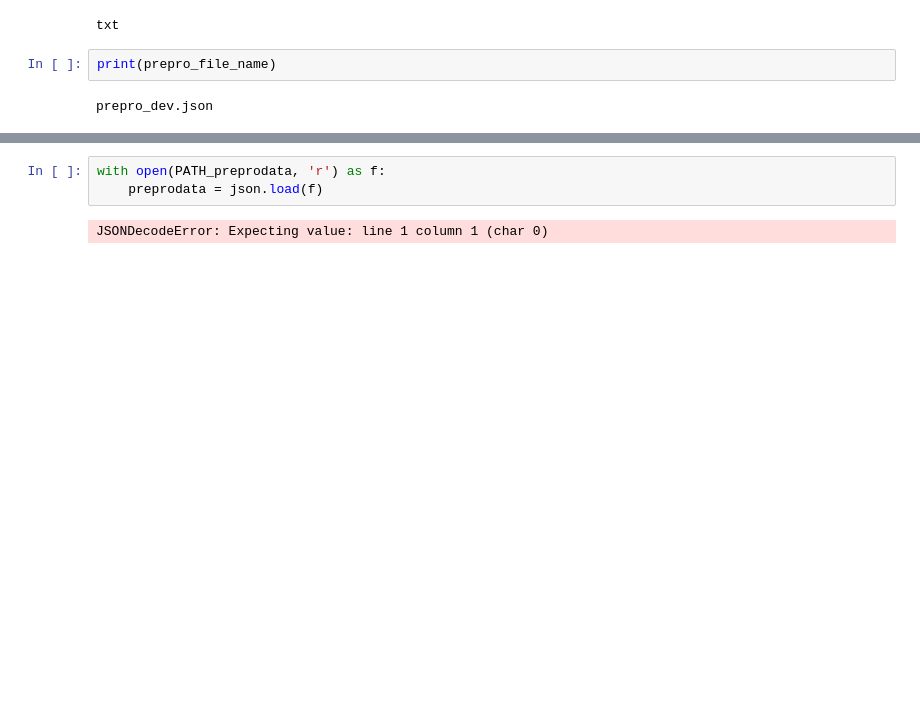
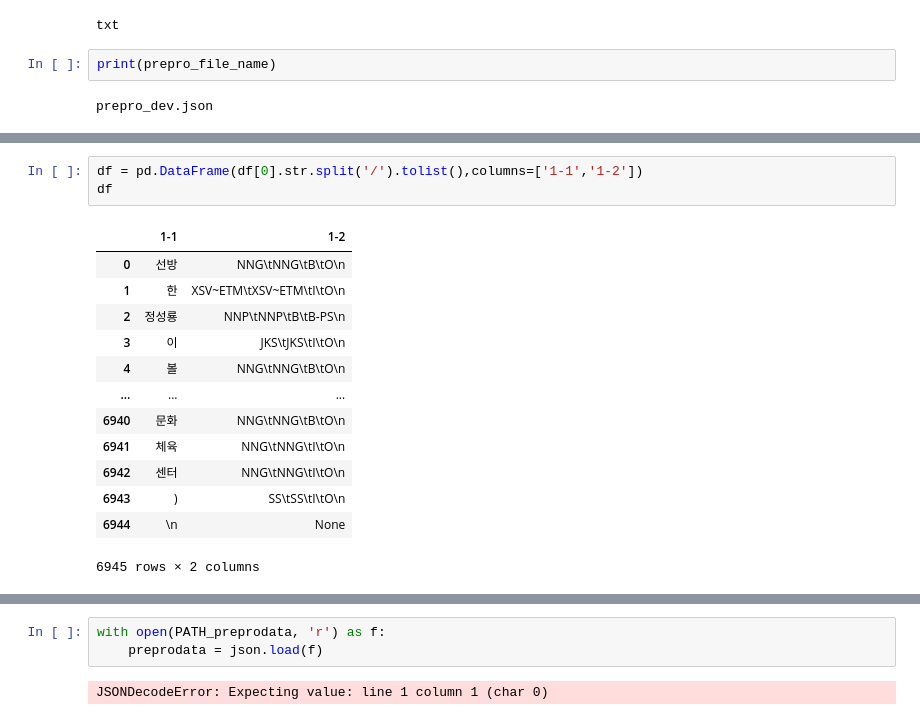
Before and after one commit to YHWOO13/JBNU-2022-SPRING, a Jupyter notebook: English world class tagging & Korean_Named Entity Recognition/Korean_Named Entity Recognition/Data.ipynb, the cells around one changed output, grey strips where cells are left out. Cells and saved outputs as stored; diff of their text form; blank space fills up the shorter version.

```diff
--- a/English world class tagging & Korean_Named Entity Recognition/Korean_Named Entity Recognition/Data.ipynb
+++ b/English world class tagging & Korean_Named Entity Recognition/Korean_Named Entity Recognition/Data.ipynb
@@ -58,0 +67,17 @@ print(rawdata3[0])
+# %%
+df = pd.DataFrame(df[0].str.split('/').tolist(),columns=['1-1','1-2'])
+df
+# %% [output]
+|  | 1-1 | 1-2 |
+| 0 | 선방 | NNG\tNNG\tB\tO\n |
+| 1 | 한 | XSV~ETM\tXSV~ETM\tI\tO\n |
+| 2 | 정성룡 | NNP\tNNP\tB\tB-PS\n |
+| 3 | 이 | JKS\tJKS\tI\tO\n |
+| 4 | 볼 | NNG\tNNG\tB\tO\n |
+| ... | ... | ... |
+| 6940 | 문화 | NNG\tNNG\tB\tO\n |
+| 6941 | 체육 | NNG\tNNG\tI\tO\n |
+| 6942 | 센터 | NNG\tNNG\tI\tO\n |
+| 6943 | ) | SS\tSS\tI\tO\n |
+| 6944 | \n | None |
+6945 rows × 2 columns
```
Also changed, not shown: parts of 14 cells of this notebook, 1 other file.
